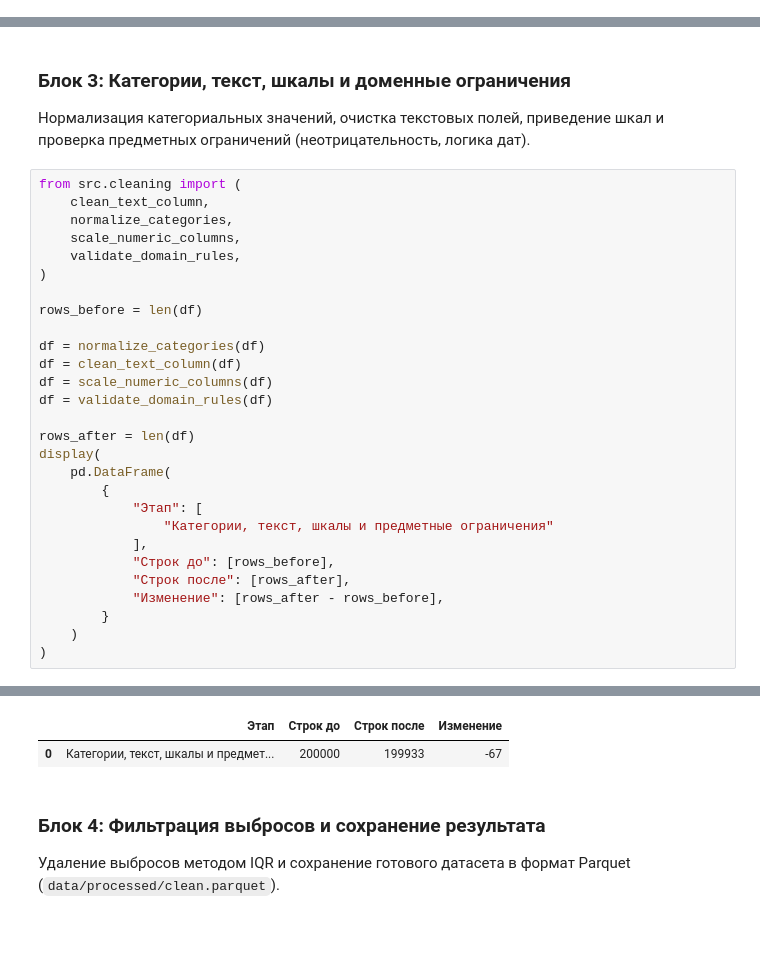
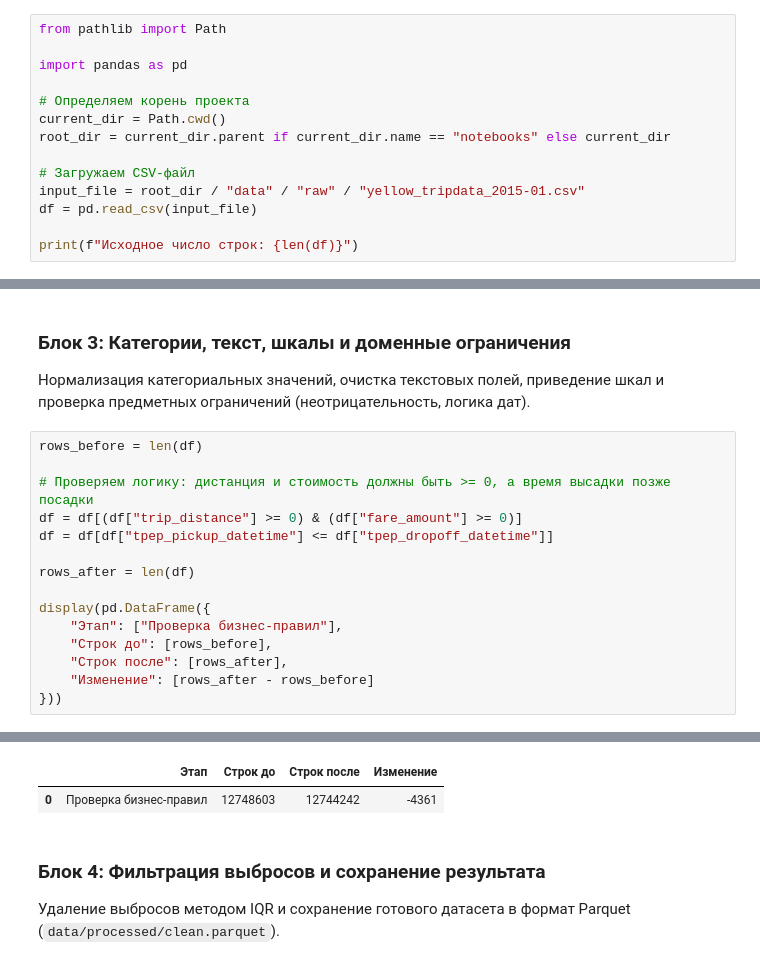
Before and after one commit to banana550/nyc_taxi, a Jupyter notebook: notebooks/02_data_cleaning.ipynb, the cells around one changed output, grey strips where cells are left out. Saved outputs shown, nothing was run; the diff lists cells and outputs as text; blank space fills up the shorter version.

```diff
--- a/notebooks/02_data_cleaning.ipynb
+++ b/notebooks/02_data_cleaning.ipynb
@@ -220,0 +206,14 @@ print(f"Исходное число строк: {len(df)}")
+# %%
+from pathlib import Path
+
+import pandas as pd
+
+# Определяем корень проекта
+current_dir = Path.cwd()
+root_dir = current_dir.parent if current_dir.name == "notebooks" else current_dir
+
+# Загружаем CSV-файл
+input_file = root_dir / "data" / "raw" / "yellow_tripdata_2015-01.csv"
+df = pd.read_csv(input_file)
+
+print(f"Исходное число строк: {len(df)}")
@@ -300,31 +270,18 @@ dtype: int64
 ### Блок 3: Категории, текст, шкалы и доменные ограничения
 Нормализация категориальных значений, очистка текстовых полей, приведение шкал и проверка предметных ограничений (неотрицательность, логика дат).
 # %%
-from src.cleaning import (
-    clean_text_column,
-    normalize_categories,
-    scale_numeric_columns,
-    validate_domain_rules,
-)
-
 rows_before = len(df)
 
-df = normalize_categories(df)
-df = clean_text_column(df)
-df = scale_numeric_columns(df)
-df = validate_domain_rules(df)
+# Проверяем логику: дистанция и стоимость должны быть >= 0, а время высадки позже посадки
+df = df[(df["trip_distance"] >= 0) & (df["fare_amount"] >= 0)]
+df = df[df["tpep_pickup_datetime"] <= df["tpep_dropoff_datetime"]]
 
 rows_after = len(df)
-display(
-    pd.DataFrame(
-        {
-            "Этап": [
-                "Категории, текст, шкалы и предметные ограничения"
-            ],
-            "Строк до": [rows_before],
-            "Строк после": [rows_after],
-            "Изменение": [rows_after - rows_before],
-        }
-    )
-)
+
+display(pd.DataFrame({
+    "Этап": ["Проверка бизнес-правил"],
+    "Строк до": [rows_before],
+    "Строк после": [rows_after],
+    "Изменение": [rows_after - rows_before]
+}))
 # %% [output]
@@ -336,5 +288,5 @@ display(
 |  | Этап | Строк до | Строк после | Изменение |
-| 0 | Категории, текст, шкалы и предмет... | 200000 | 199933 | -67 |
+| 0 | Проверка бизнес-правил | 12748603 | 12744242 | -4361 |
 # %% [markdown]
 ### Блок 4: Фильтрация выбросов и сохранение результата
 Удаление выбросов методом IQR и сохранение готового датасета в формат Parquet (`data/processed/clean.parquet`).
```
Also changed, not shown: parts of 10 cells of this notebook, 10 other files.
